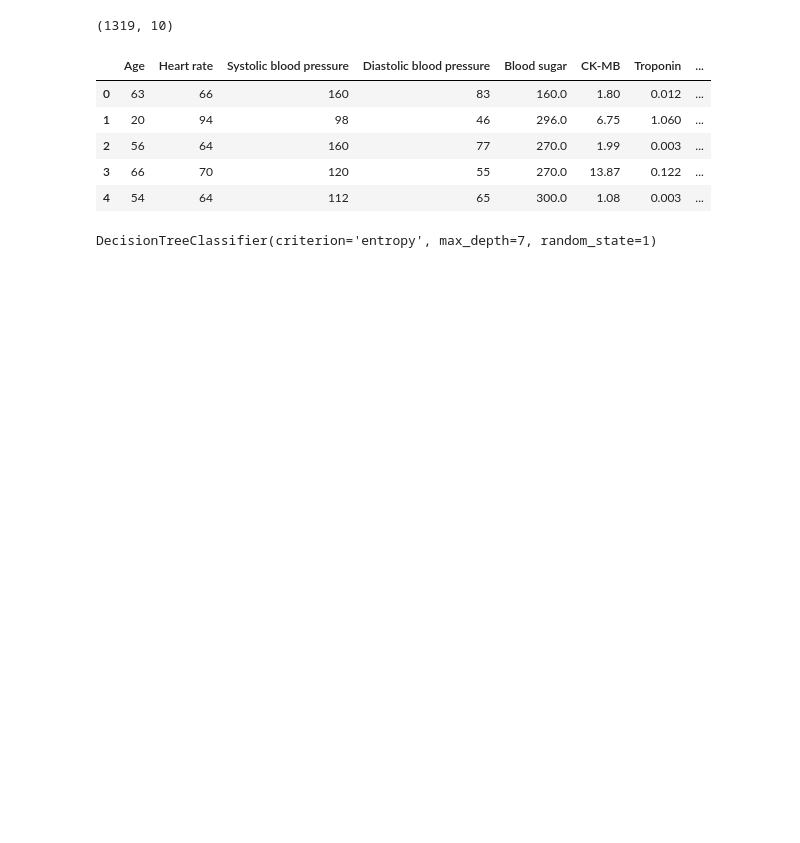
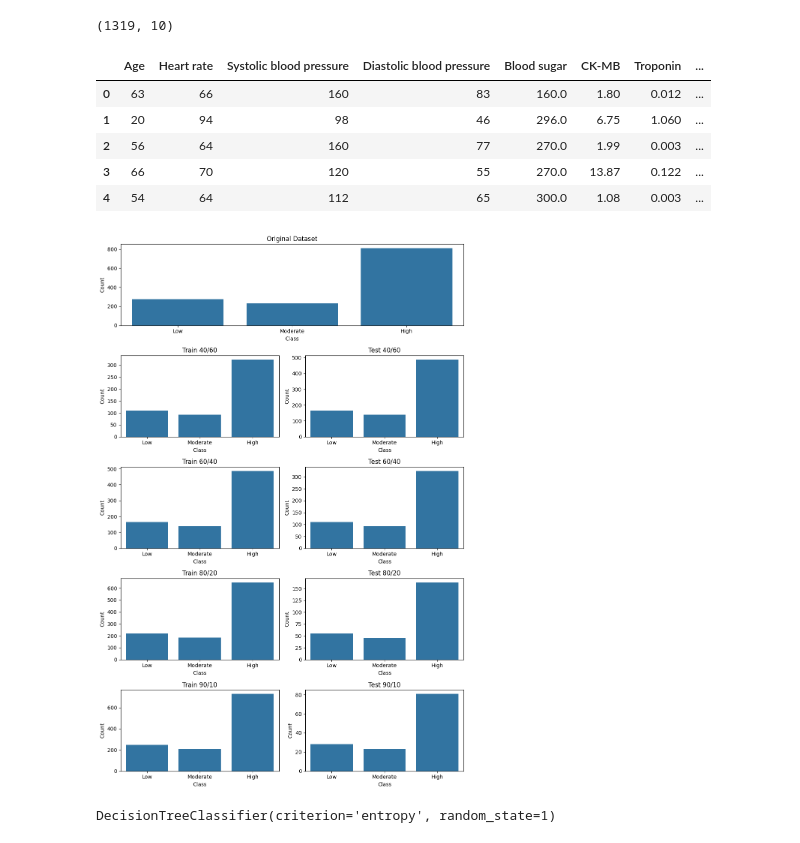
Before and after one commit to IamTpG/decision-tree, a Jupyter notebook: source/model/heart-attack-model.ipynb, the cells around one changed output. Drawn from its saved outputs; the diff is of its cells as text; code cells hidden in the pictures; blank space fills up the shorter version.

```diff
--- a/source/model/heart-attack-model.ipynb
+++ b/source/model/heart-attack-model.ipynb
@@ -46,49 +46,80 @@ df.head()
 # %%
 from sklearn.model_selection import train_test_split
 from sklearn.tree import DecisionTreeClassifier
-from sklearn.tree import plot_tree
+import seaborn as sns
 import matplotlib.pyplot as plt
 
+
 # split the dataset into features and labels
-# the last column is the label, the rest are features, binary-ize the last column
+# the last column is the label, the rest are features
 
 target_col = headers[9]
 x = df.drop(columns = [target_col])
 y = df[target_col]
 
 # create a list of all the test sizes to be used
 all_test_ratio = [0.6, 0.4, 0.2, 0.1]
 
 xtest1, xtest2, xtest3, xtest4 = 0, 0, 0, 0
 ytest1, ytest2, ytest3, ytest4 = 0, 0, 0, 0
 xtrain1, xtrain2, xtrain3, xtrain4 = 0, 0, 0, 0
 ytrain1, ytrain2, ytrain3, ytrain4 = 0, 0, 0, 0
 
 # split the dataset into training and testing sets, test_size determine testing data/training data ratio
 random_state_choice_1 = 1
-xtrain1, xtest1, ytrain1, ytest1 = train_test_split(x, y, test_size = all_test_ratio[0], random_state = random_state_choice_1)
-xtrain2, xtest2, ytrain2, ytest2 = train_test_split(x, y, test_size = all_test_ratio[1], random_state = random_state_choice_1)
-xtrain3, xtest3, ytrain3, ytest3 = train_test_split(x, y, test_size = all_test_ratio[2], random_state = random_state_choice_1)
-xtrain4, xtest4, ytrain4, ytest4 = train_test_split(x, y, test_size = all_test_ratio[3], random_state = random_state_choice_1)
+xtrain1, xtest1, ytrain1, ytest1 = train_test_split(x, y, test_size = all_test_ratio[0], random_state = random_state_choice_1, shuffle = True, stratify = y)
+xtrain2, xtest2, ytrain2, ytest2 = train_test_split(x, y, test_size = all_test_ratio[1], random_state = random_state_choice_1, shuffle = True, stratify = y)
+xtrain3, xtest3, ytrain3, ytest3 = train_test_split(x, y, test_size = all_test_ratio[2], random_state = random_state_choice_1, shuffle = True, stratify = y)
+xtrain4, xtest4, ytrain4, ytest4 = train_test_split(x, y, test_size = all_test_ratio[3], random_state = random_state_choice_1, shuffle = True, stratify = y)
+
+datasets = [
+    (y, 'Original Dataset'),
+    (ytrain1, 'Train 40/60'), (ytest1, 'Test 40/60'),
+    (ytrain2, 'Train 60/40'), (ytest2, 'Test 60/40'),
+    (ytrain3, 'Train 80/20'), (ytest3, 'Test 80/20'),
+    (ytrain4, 'Train 90/10'), (ytest4, 'Test 90/10')
+]
+
+class_order = ["Low", "Moderate", "High"] # make sure all graphs have the same columns order
+
+# set up the gridspec layout
+fig = plt.figure(figsize=(10, 15))
+gs = fig.add_gridspec(5, 2)  # 5 rows, 2 columns
+
+for i, (data, title) in enumerate(datasets, 1):
+    if i == 1:
+        # plot the first original dataset to span across two columns
+        ax = fig.add_subplot(gs[0, :])
+    else:
+        # other plots will go into the normal grid
+        ax = fig.add_subplot(gs[i // 2, i % 2])
+
+    sns.countplot(x = data, order = class_order, ax = ax)
+    ax.set_title(title)
+    ax.set_xlabel('Class')
+    ax.set_ylabel('Count')
+plt.tight_layout()
+plt.show()
 
 test_lables_x = [xtest1, xtest2, xtest3, xtest4]
 test_lables_y = [ytest1, ytest2, ytest3, ytest4]
 train_lables_x = [xtrain1, xtrain2, xtrain3, xtrain4]
 train_lables_y = [ytrain1, ytrain2, ytrain3, ytrain4]
 
 # begin training using information gain
 max_depth_choice = None
 random_state_choice_2 = 1
 trained_model1 = DecisionTreeClassifier(max_depth = max_depth_choice, random_state = random_state_choice_2, criterion='entropy')
 trained_model1.fit(xtrain1, ytrain1)
 trained_model2 = DecisionTreeClassifier(max_depth = max_depth_choice, random_state = random_state_choice_2, criterion='entropy')
 trained_model2.fit(xtrain2, ytrain2)
 trained_model3 = DecisionTreeClassifier(max_depth = max_depth_choice, random_state = random_state_choice_2, criterion='entropy')
 trained_model3.fit(xtrain3, ytrain3)
 trained_model4 = DecisionTreeClassifier(max_depth = max_depth_choice, random_state = random_state_choice_2, criterion='entropy')
 trained_model4.fit(xtrain4, ytrain4)
 # %% [output]
+[figure, added]
-DecisionTreeClassifier(criterion='entropy', max_depth=7, random_state=1)
+DecisionTreeClassifier(criterion='entropy', random_state=1)
 # %%
 
 from IPython.display import Image
```
Also changed, not shown: parts of 5 cells of this notebook, 2 other files.
